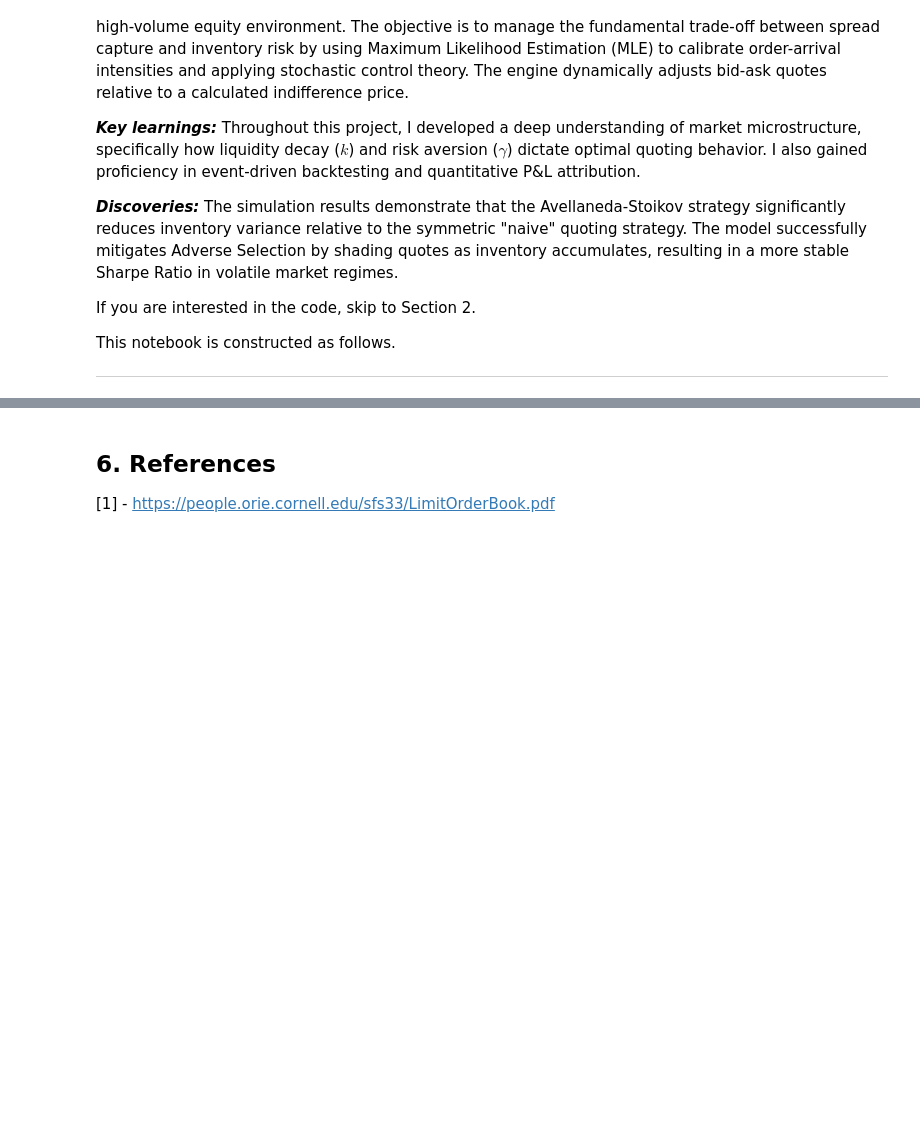
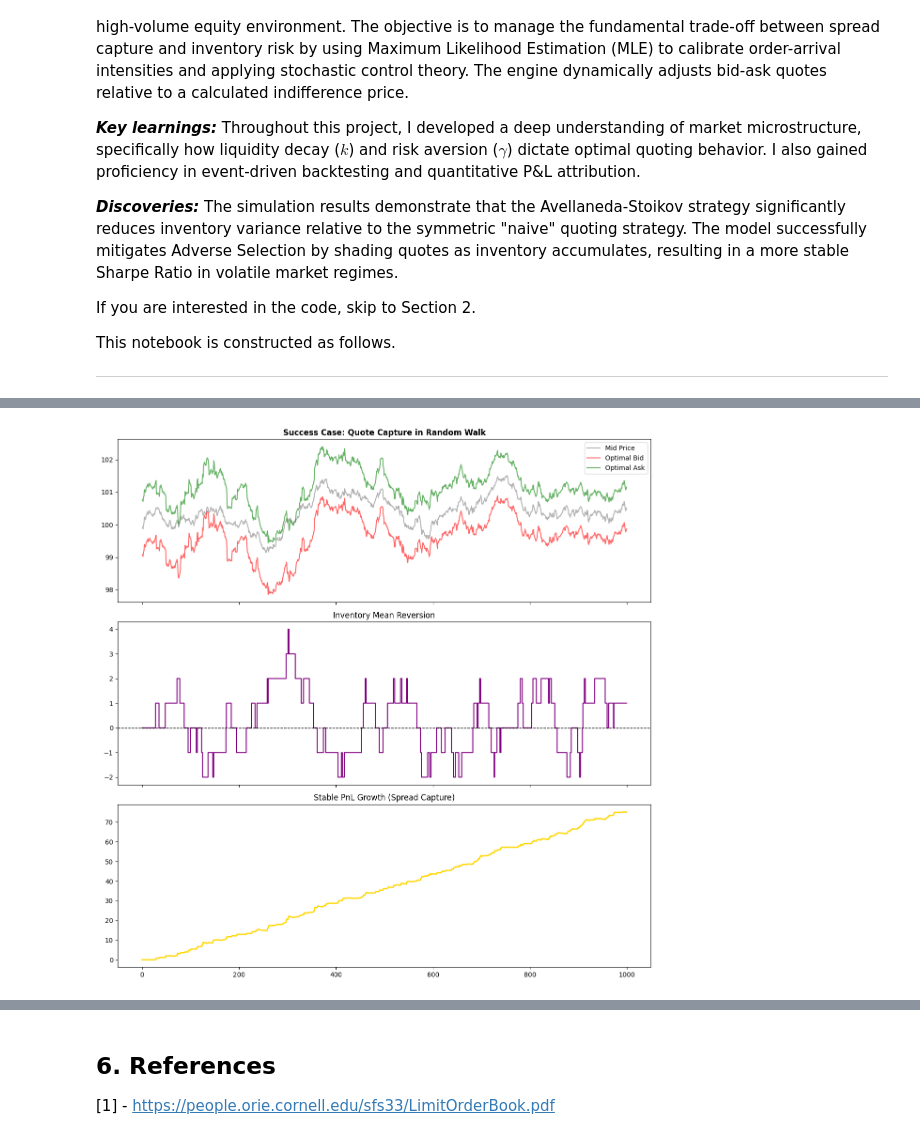
Before and after one commit to hoangharry-tm/QuantLab, a Jupyter notebook: AvellanedaStoikovMME/Avellaneda_Stoikov_Market_Making_Engine.ipynb, the cells around one changed output, grey strips where cells are left out. Saved outputs shown, nothing was run; the diff lists cells and outputs as text; code cells hidden in the pictures; blank space fills up the shorter version.

Commit message:
avellaneda stoikov MME: adding section 3 and 4.1, 4.2

```diff
--- a/AvellanedaStoikovMME/Avellaneda_Stoikov_Market_Making_Engine.ipynb
+++ b/AvellanedaStoikovMME/Avellaneda_Stoikov_Market_Making_Engine.ipynb
@@ -240,0 +245,74 @@ NameError: name 'np' is not defined
+# %%
+def run_perfect_scenario_sim(S0=100, T=1, steps=1000, gamma=0.1, k=1.5, A=140, sigma=2.0):
+    """
+    Simulates a 'Perfect Scenario' where mid-price is a pure random walk
+    and the AS engine successfully captures the spread.
+    """
+    dt = T / steps
+    engine = AvellanedaStoikovEngine(gamma=gamma, k=k, A=A, sigma=sigma)
+
+    # 1. Generate Pure Random Walk (No Drift)
+    shocks = np.random.normal(0, sigma * np.sqrt(dt), steps)
+    prices = S0 + np.cumsum(shocks)
+
+    # 2. Initialize State
+    inventory = np.zeros(steps)
+    cash = np.zeros(steps)
+    pnl = np.zeros(steps)
+    bids, asks = np.zeros(steps), np.zeros(steps)
+
+    # 3. Execution Loop
+    for t in range(1, steps):
+        s = prices[t]
+        q = inventory[t-1]
+
+        # Calculate optimal quotes for the current state
+        # We normalize time to progress from 0 to T
+        current_time = t * dt
+        r = engine.calculate_reservation_price(s, q, current_time, T)
+        spread = engine.calculate_optimal_spread(current_time, T)
+
+        bid, ask = r - spread/2, r + spread/2
+        bids[t], asks[t] = bid, ask
+
+        # Calculate fill probabilities based on distance from mid
+        prob_buy = engine.get_fill_probabilities(s - bid) * dt
+        prob_sell = engine.get_fill_probabilities(ask - s) * dt
+
+        # Simulate fills
+        fill_buy = 1 if np.random.random() < prob_buy else 0
+        fill_sell = 1 if np.random.random() < prob_sell else 0
+
+        # Update Inventory and Cash
+        inventory[t] = q + (fill_buy - fill_sell)
+        cash[t] = cash[t-1] + (fill_sell * ask) - (fill_buy * bid)
+
+        # Mark-to-Market PnL
+        pnl[t] = cash[t] + (inventory[t] * s)
+
+    return pd.DataFrame({
+        "step": np.arange(steps),
+        "mid": prices, "bid": bids, "ask": asks,
+        "inventory": inventory, "pnl": pnl
+    })
+
+# Run and Visualize
+df_perfect = run_perfect_scenario_sim()
+
+fig, ax = plt.subplots(3, 1, figsize=(12, 12), sharex=True)
+ax[0].plot(df_perfect['step'][1:], df_perfect['mid'][1:], label='Mid Price', color='black', alpha=0.3)
+ax[0].plot(df_perfect['step'][1:], df_perfect['bid'][1:], label='Optimal Bid', color='red', alpha=0.6)
+ax[0].plot(df_perfect['step'][1:], df_perfect['ask'][1:], label='Optimal Ask', color='green', alpha=0.6)
+ax[0].set_title("Success Case: Quote Capture in Random Walk", fontweight='bold')
+ax[0].legend()
+
+ax[1].step(df_perfect['step'], df_perfect['inventory'], color='purple', label='Inventory (q)')
+ax[1].axhline(0, color='black', lw=1, ls='--')
+ax[1].set_title("Inventory Mean Reversion")
+
+ax[2].plot(df_perfect['pnl'], color='gold', lw=2, label='Total PnL')
+ax[2].set_title("Stable PnL Growth (Spread Capture)")
+plt.tight_layout()
+plt.show()
+# %% [output]
+[figure, added]
```
Also changed, not shown: parts of 27 cells of this notebook, 1 other file.
